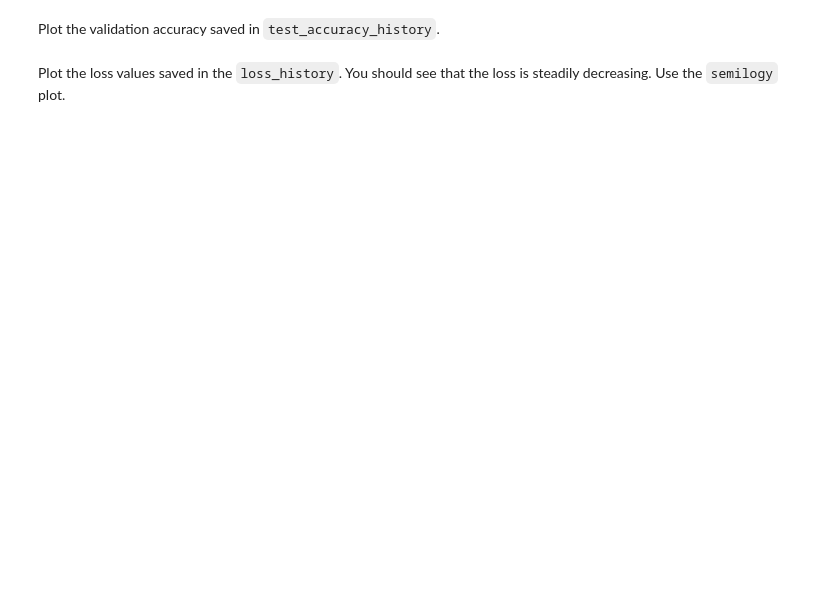
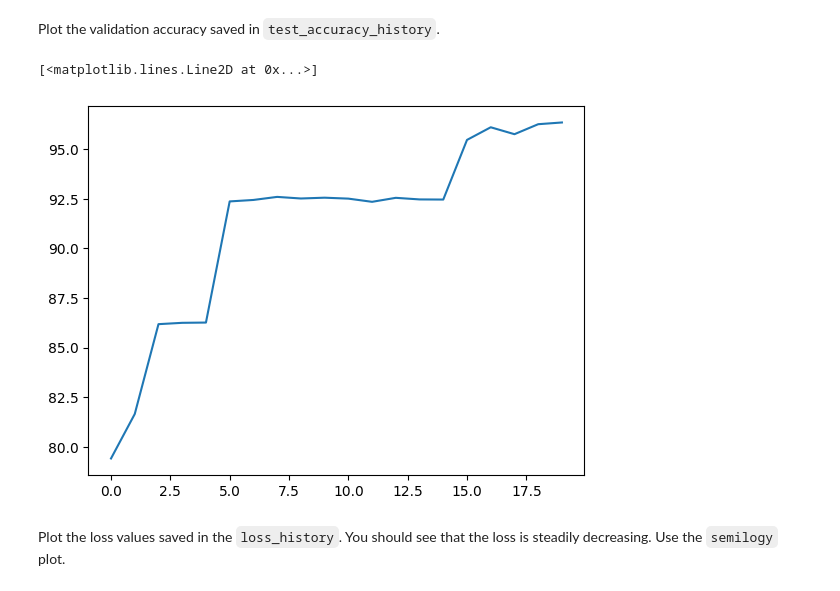
Before and after one commit to Hexin666666/gitskills, a Jupyter notebook: unit09_neural/lab_music_partial.ipynb, the cells around one changed output. Saved outputs shown, nothing was run; the diff lists cells and outputs as text; code cells hidden in the pictures; blank space fills up the shorter version.

```diff
--- a/unit09_neural/lab_music_partial.ipynb
+++ b/unit09_neural/lab_music_partial.ipynb
@@ -225,10 +225,12 @@ for epoch in range(epochs):
   model.train()
   total = 0
   correct = 0
+  running_loss = 0
+  running_total = 0
   for (data,target) in train_loader:
       optimizer.zero_grad()
       output = model(data)
-      loss = criterion(output, target)
+      loss = criterion(output, target.long())
       loss.backward()
       optimizer.step()
 
@@ -236,7 +238,11 @@ for epoch in range(epochs):
       total += target.size(0)
       correct += (predicted == target).sum().item()
 
-  loss_history.append(loss.item())
+      running_loss += loss.item() * data.size(0)
+      running_total += target.size(0)
+
+  avg_train_loss = running_loss / running_total
+  loss_history.append(avg_train_loss)
   train_accuracy = 100 * correct / total
   train_accuracy_history.append(train_accuracy)
 
@@ -244,6 +250,8 @@ for epoch in range(epochs):
 
   # TODO:  Test over epoch
   model.eval()
+  total = 0
+  correct = 0
   # 注意：在评估模式下，通常使用 torch.no_grad() 来禁用梯度计算，以节省内存和计算时间。
   with torch.no_grad():
       # 由于您的原始代码只使用最后一个 batch 的结果，我们保持这个逻辑
@@ -251,11 +259,16 @@ for epoch in range(epochs):
         output = model(data)
         # loss = criterion(output, target.long()) # 计算损失，但此处未存储
 
+        _, predicted = torch.max(output.data, 1)
+        total += target.size(0)
+        correct += (predicted == target).sum().item()
+
       # ✅ 修复：将测试准确率追加到正确的列表 test_accuracy_history
-      test_accuracy_history.append((output.argmax(dim=1) == target.long()).float().mean().item())
+      test_accuracy = 100 * correct / total
+      test_accuracy_history.append(test_accuracy)
 
 
   # TODO:  Print accuracy
   # 此处在列表被填充后，索引 -1 将不再报错
-  print(f'Epoch {epoch+1}/{epochs} | Loss: {loss_history[-1]:.4f} | Train Acc: {train_accuracy_history[-1]:.4f} | Test Acc: {test_accuracy_history[-1]:.4f}')
+  print(f'Epoch {epoch+1}/{epochs} | Loss: {loss_history[-1]:.4f} | Train Acc: {train_accuracy_history[-1]:.2f}% | Test Acc: {test_accuracy_history[-1]:.2f}%')
 # %% [output]
@@ -283,6 +296,10 @@ Epoch 20/20 | Loss: 1.4816 | Train Acc: 96.6142 | Test Acc: 1.0000
 Plot the validation accuracy saved in `test_accuracy_history`.
 # %%
 # TODO
+plt.plot(test_accuracy_history)
+# %% [output]
+[<matplotlib.lines.Line2D at 0x...>]
+[figure, added]
 # %% [markdown]
 Plot the loss values saved in the `loss_history`.  You should see that the loss is steadily decreasing.  Use the `semilogy` plot.
 # %%
```
Also changed, not shown: parts of 5 cells of this notebook.
